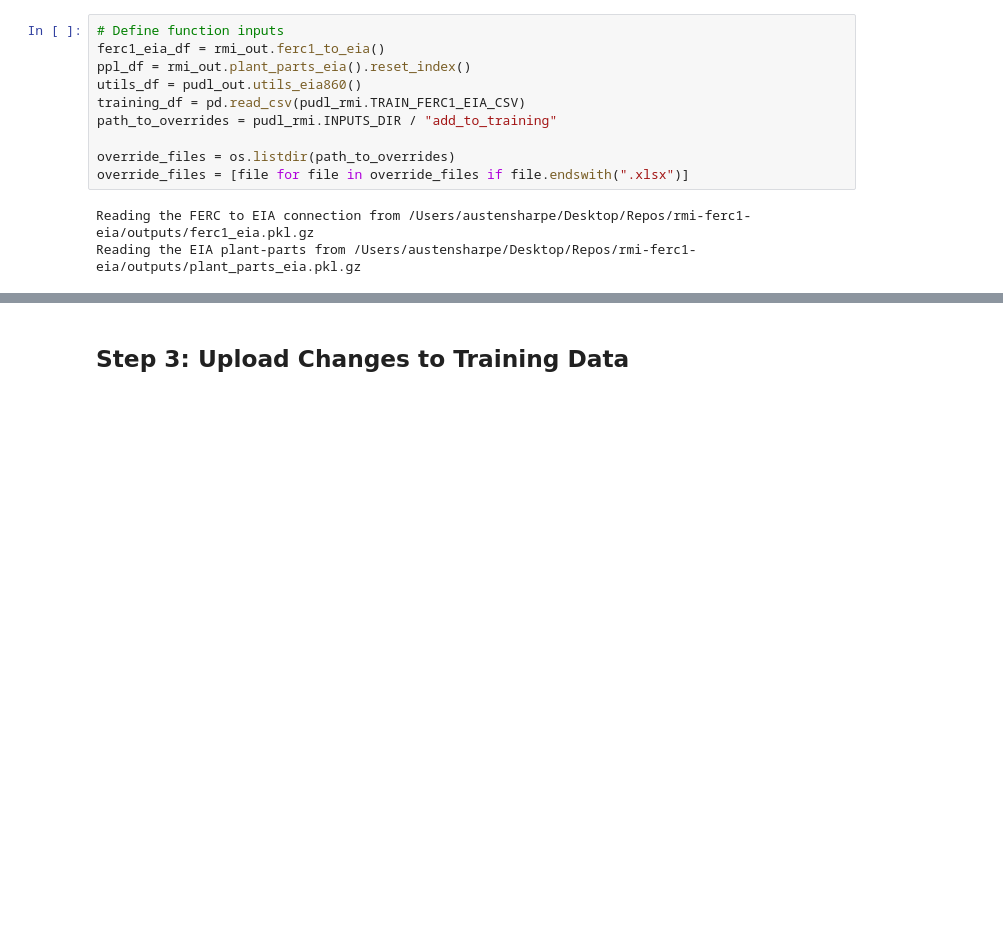
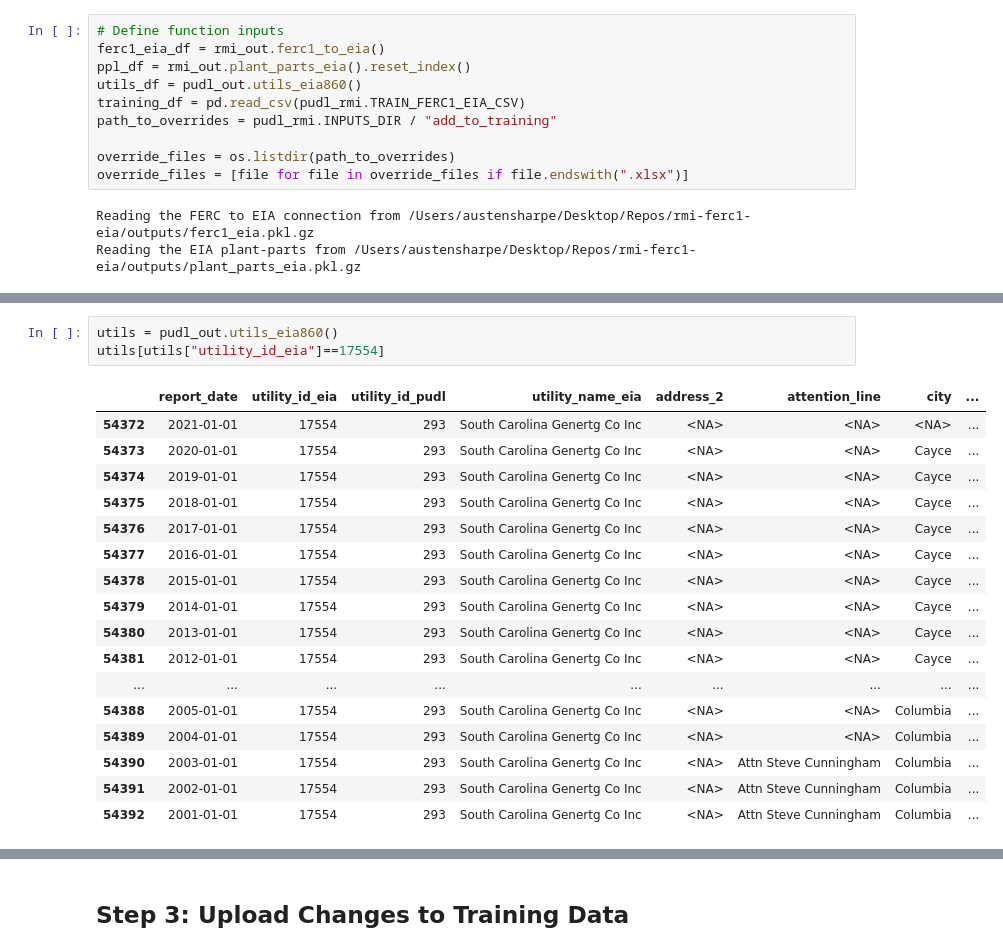
Before and after one commit to catalyst-cooperative/rmi-ferc1-eia, a Jupyter notebook: notebooks/make_overrides.ipynb, the cells around one changed output, grey strips where cells are left out. Cells and saved outputs as stored; diff of their text form; blank space fills up the shorter version.

```diff
--- a/notebooks/make_overrides.ipynb
+++ b/notebooks/make_overrides.ipynb
@@ -253,0 +258,21 @@ AssertionError: Found mismatched utilities:       self  other
+# %%
+utils = pudl_out.utils_eia860()
+utils[utils["utility_id_eia"]==17554]
+# %% [output]
+|  | report_date | utility_id_eia | utility_id_pudl | utility_name_eia | address_2 | attention_line | city | ... |
+| 54372 | 2021-01-01 | 17554 | 293 | South Carolina Genertg Co Inc | <NA> | <NA> | <NA> | ... |
+| 54373 | 2020-01-01 | 17554 | 293 | South Carolina Genertg Co Inc | <NA> | <NA> | Cayce | ... |
+| 54374 | 2019-01-01 | 17554 | 293 | South Carolina Genertg Co Inc | <NA> | <NA> | Cayce | ... |
+| 54375 | 2018-01-01 | 17554 | 293 | South Carolina Genertg Co Inc | <NA> | <NA> | Cayce | ... |
+| 54376 | 2017-01-01 | 17554 | 293 | South Carolina Genertg Co Inc | <NA> | <NA> | Cayce | ... |
+| 54377 | 2016-01-01 | 17554 | 293 | South Carolina Genertg Co Inc | <NA> | <NA> | Cayce | ... |
+| 54378 | 2015-01-01 | 17554 | 293 | South Carolina Genertg Co Inc | <NA> | <NA> | Cayce | ... |
+| 54379 | 2014-01-01 | 17554 | 293 | South Carolina Genertg Co Inc | <NA> | <NA> | Cayce | ... |
+| 54380 | 2013-01-01 | 17554 | 293 | South Carolina Genertg Co Inc | <NA> | <NA> | Cayce | ... |
+| 54381 | 2012-01-01 | 17554 | 293 | South Carolina Genertg Co Inc | <NA> | <NA> | Cayce | ... |
+| ... | ... | ... | ... | ... | ... | ... | ... | ... |
+| 54388 | 2005-01-01 | 17554 | 293 | South Carolina Genertg Co Inc | <NA> | <NA> | Columbia | ... |
+| 54389 | 2004-01-01 | 17554 | 293 | South Carolina Genertg Co Inc | <NA> | <NA> | Columbia | ... |
+| 54390 | 2003-01-01 | 17554 | 293 | South Carolina Genertg Co Inc | <NA> | Attn Steve Cunningham | Columbia | ... |
+| 54391 | 2002-01-01 | 17554 | 293 | South Carolina Genertg Co Inc | <NA> | Attn Steve Cunningham | Columbia | ... |
+| 54392 | 2001-01-01 | 17554 | 293 | South Carolina Genertg Co Inc | <NA> | Attn Steve Cunningham | Columbia | ... |
```
Also changed, not shown: parts of 22 cells of this notebook, 1 other file.
